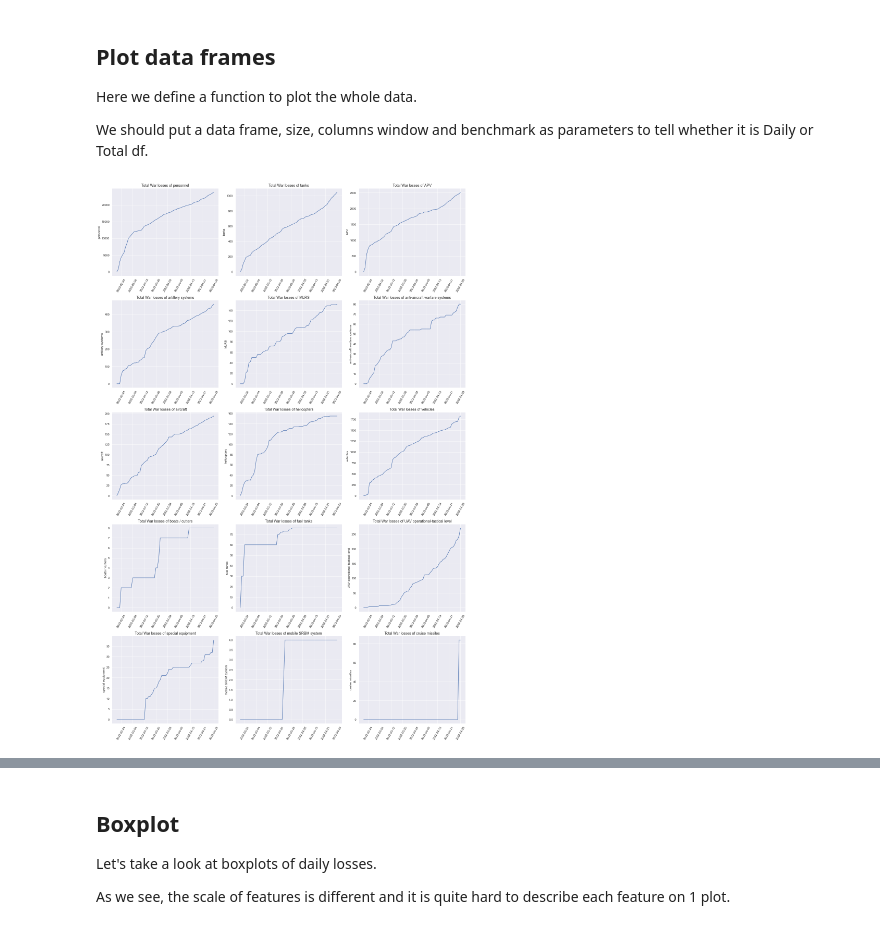
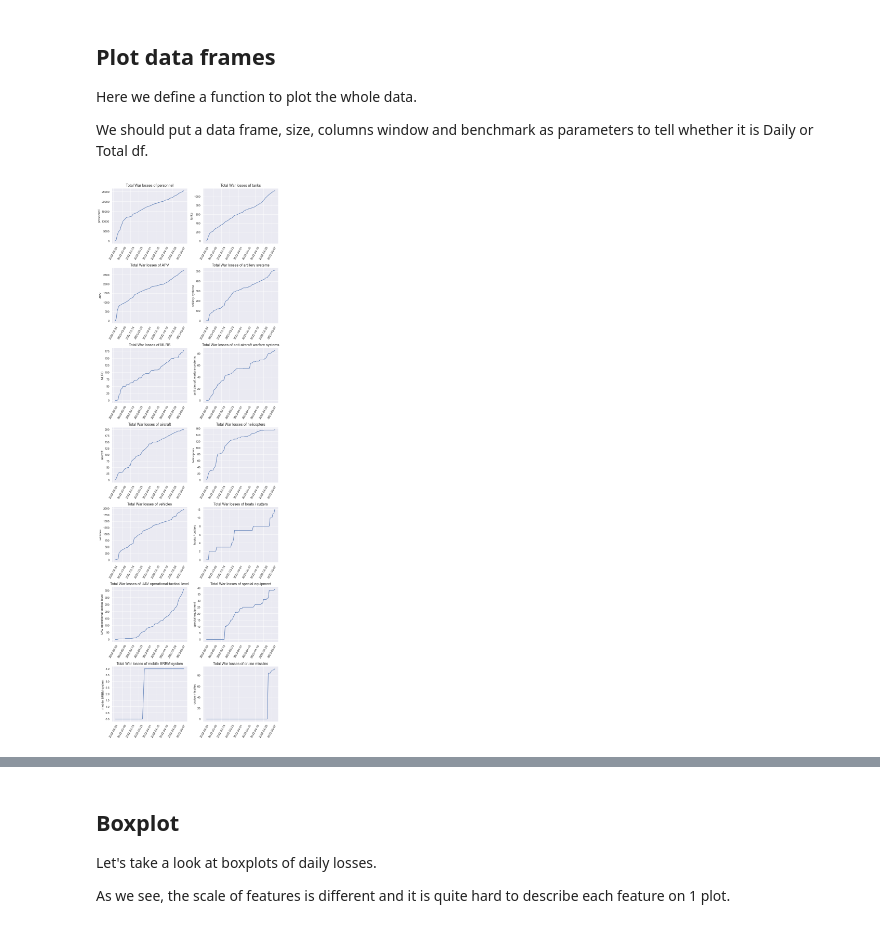
Before and after one commit to Tsalyk/russianInvasionAnalysis, a Jupyter notebook: war_losses.ipynb, the cells around one changed output, grey strips where cells are left out. Drawn from its saved outputs; the diff is of its cells as text; code cells hidden in the pictures.

```diff
--- a/war_losses.ipynb
+++ b/war_losses.ipynb
@@ -155,8 +159,8 @@ def draw(df, height, width, end, mark):
 
     columns = iter(df.columns[:end])
 
-    for i in range(5):
-        for j in range(3):
+    for i in range(height):
+        for j in range(width):
             col = next(columns)
             axs[i, j].plot(x_ax, df[col])
             axs[i, j].xaxis.set_major_locator(mdates.DayLocator(interval=interval))
@@ -168,11 +172,11 @@ def draw(df, height, width, end, mark):
         ax.set(ylabel=col)
 
     fig.set_figheight(30)
-    fig.set_figwidth(20)
+    fig.set_figwidth(10)
 
     plt.tight_layout()
 # %%
-draw(df, 5, 3, len(df), 'Total')
+draw(df, 7, 2, len(df), 'Total')
 # %% [output]
-[figure, old version]
+[figure, new version]
 # %%
```
Also changed, not shown: parts of 23 cells of this notebook.
